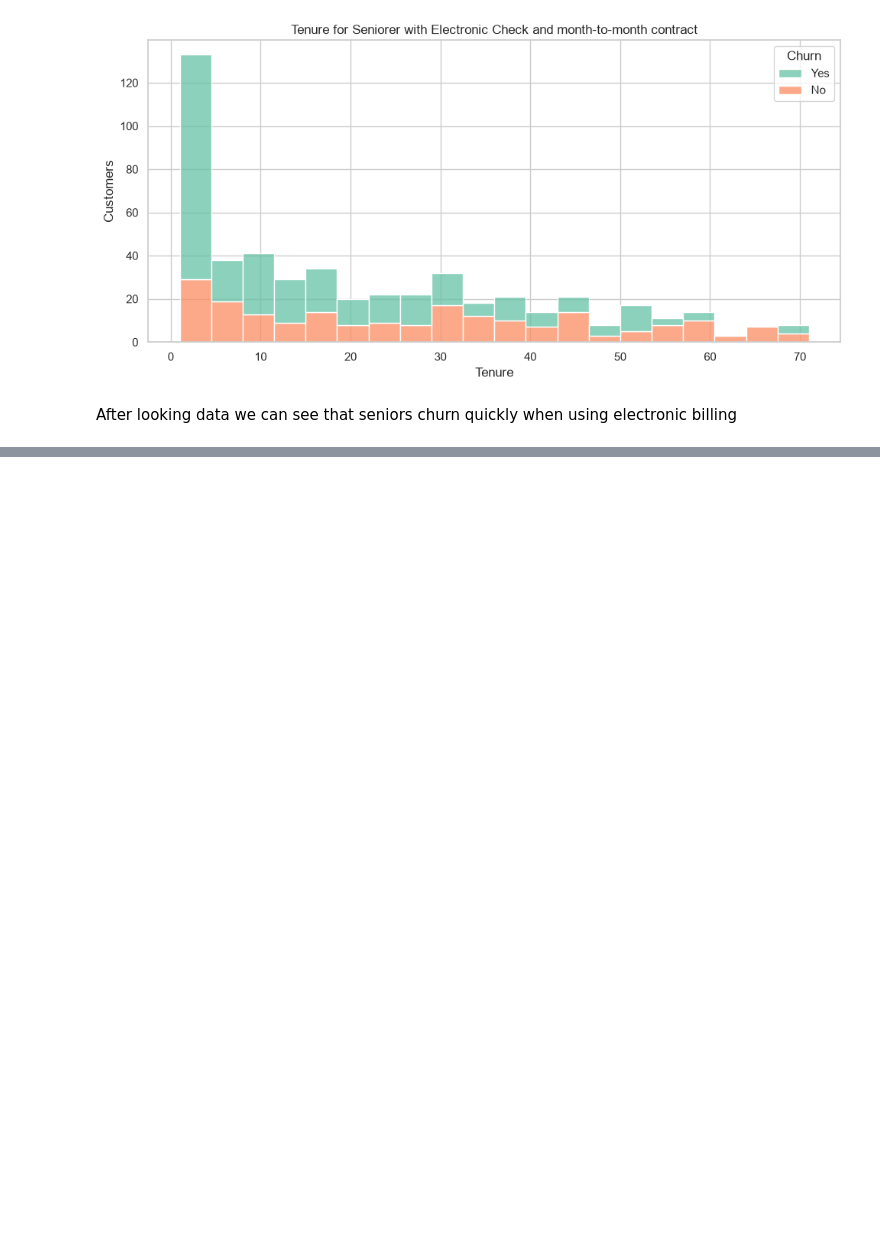
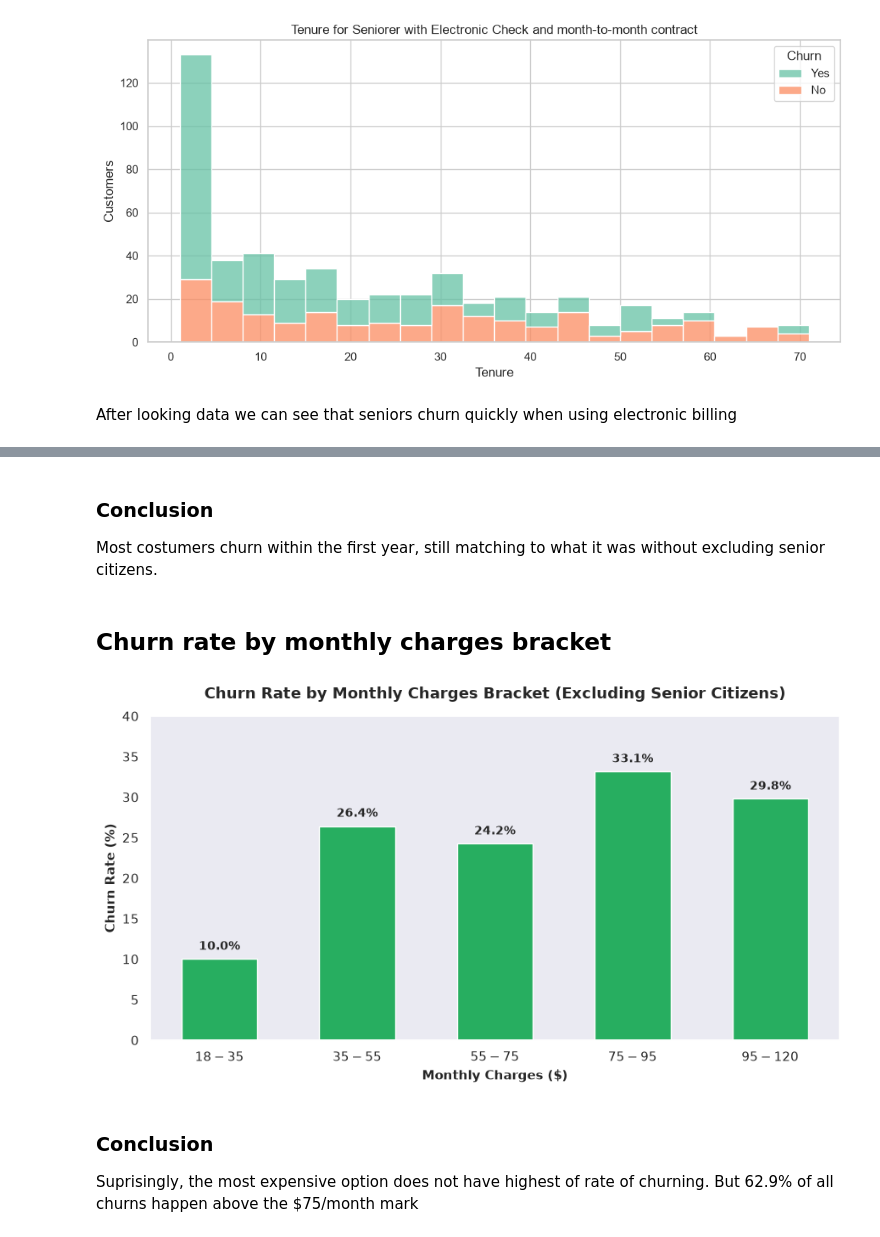
Before and after one commit to pyr0xd/Project_telco_churn, a Jupyter notebook: electronic-billing-eda.ipynb, the cells around one changed output, grey strips where cells are left out. Saved outputs shown, nothing was run; the diff lists cells and outputs as text; code cells hidden in the pictures; blank space fills up the shorter version.

```diff
--- a/electronic-billing-eda.ipynb
+++ b/electronic-billing-eda.ipynb
@@ -267,0 +342,40 @@ After looking data we can see that seniors churn quickly when using electronic b
+# %% [markdown]
+### Conclusion
+
+Most costumers churn within the first year, still matching to what it was without excluding senior citizens.
+# %% [markdown]
+## Churn rate by monthly charges bracket
+# %%
+df_non_senior['monthly_charge_group'] = pd.cut(
+    df_non_senior['MonthlyCharges'],
+    bins=[15, 35, 55, 75, 95, 120],
+    labels=['$18-$35', '$35-$55', '$55-$75', '$75-$95', '$95-$120']
+)
+
+mc_df = df_non_senior.groupby('monthly_charge_group', observed=False)['Churn_num'].agg(
+    total='count',
+    churned='sum',
+    churn_rate=lambda x: x.mean() * 100
+).reset_index()
+
+fig, ax = plt.subplots(figsize=(9, 5))
+bars = ax.bar(mc_df['monthly_charge_group'], mc_df['churn_rate'], color='#27ae60', width=0.55)
+
+ax.set_title('Churn Rate by Monthly Charges Bracket (Excluding Senior Citizens)', fontsize=13, fontweight='bold', pad=15)
+ax.set_ylabel('Churn Rate (%)', fontsize=11, fontweight='bold')
+ax.set_xlabel('Monthly Charges ($)', fontsize=11, fontweight='bold')
+ax.set_ylim(0, 40)
+
+for bar in bars:
+    yval = bar.get_height()
+    ax.text(bar.get_x() + bar.get_width()/2.0, yval + 0.8, f'{yval:.1f}%',
+            ha='center', va='bottom', fontweight='bold', fontsize=10)
+
+plt.tight_layout()
+plt.show()
+# %% [output]
+[figure, added]
+# %% [markdown]
+### Conclusion
+
+Suprisingly, the most expensive option does not have highest of rate of churning. But 62.9% of all churns happen above the $75/month mark
```
Also changed, not shown: parts of 7 cells of this notebook.
